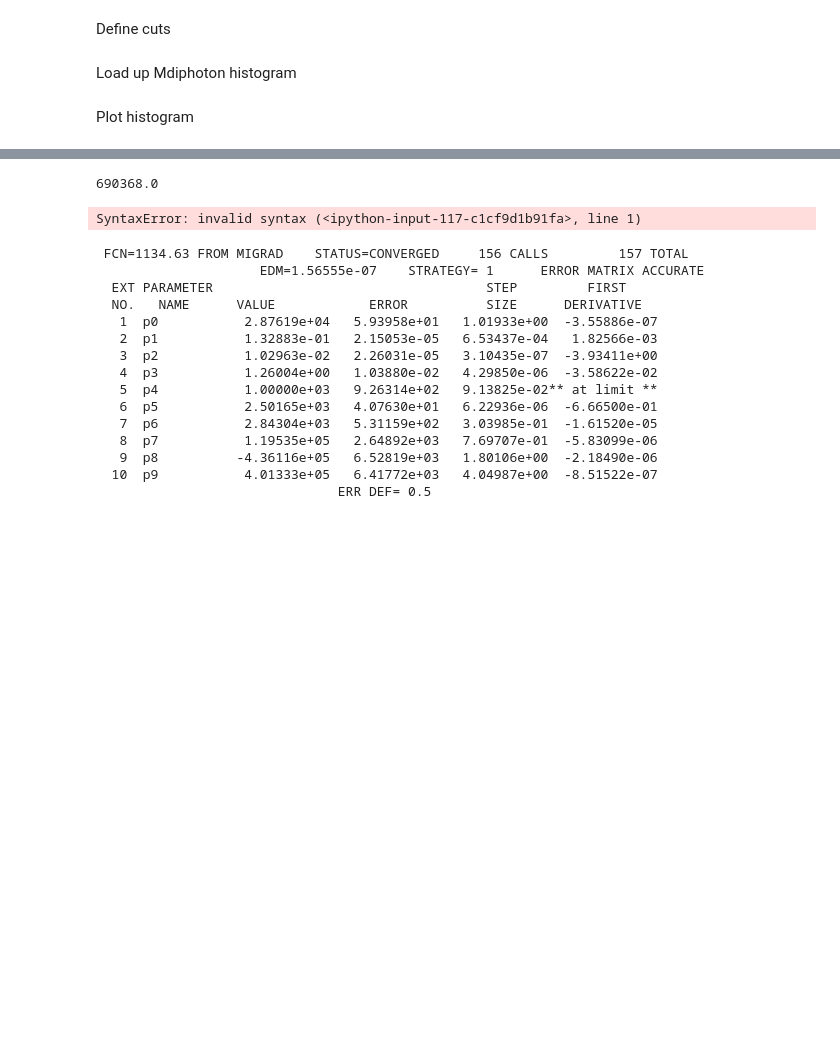
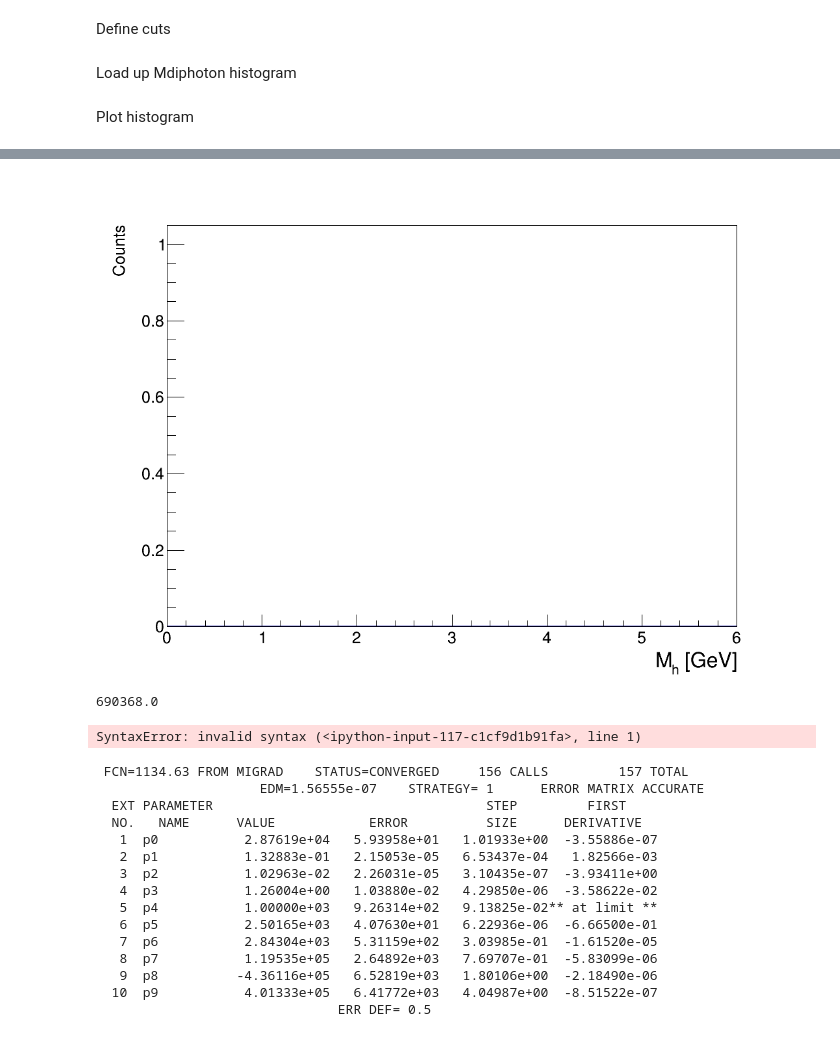
Before and after one commit to RowanKell/CLAS12Repo, a Jupyter notebook: macros/dihadron_analysis/rg-a/Mdihadron.ipynb, the cells around one changed output, grey strips where cells are left out. Cells and saved outputs as stored; diff of their text form; code cells hidden in the pictures; blank space fills up the shorter version.

```diff
--- a/macros/dihadron_analysis/rg-a/Mdihadron.ipynb
+++ b/macros/dihadron_analysis/rg-a/Mdihadron.ipynb
@@ -80,3 +82,9 @@ c.Draw()
+# %%
+h1 = d.Filter(beta_cut).Histo1D(("h",";M_{h} [GeV];Counts",1000,0,6),"phi_R")
+h1.Draw("hist")
+c.Draw()
+# %% [output]
+[figure, added]
 # %%
 h.Integral(h.FindBin(0.108),h.FindBin(0.160))
 # %% [output]
```
Also changed, not shown: parts of 4 cells of this notebook, 6 other files.
